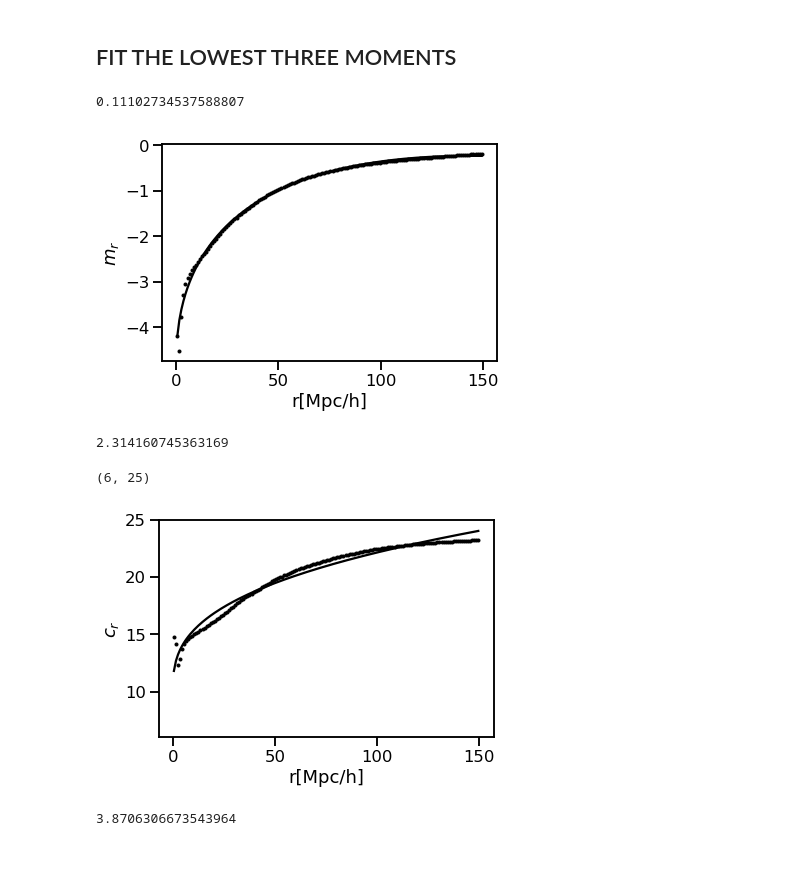
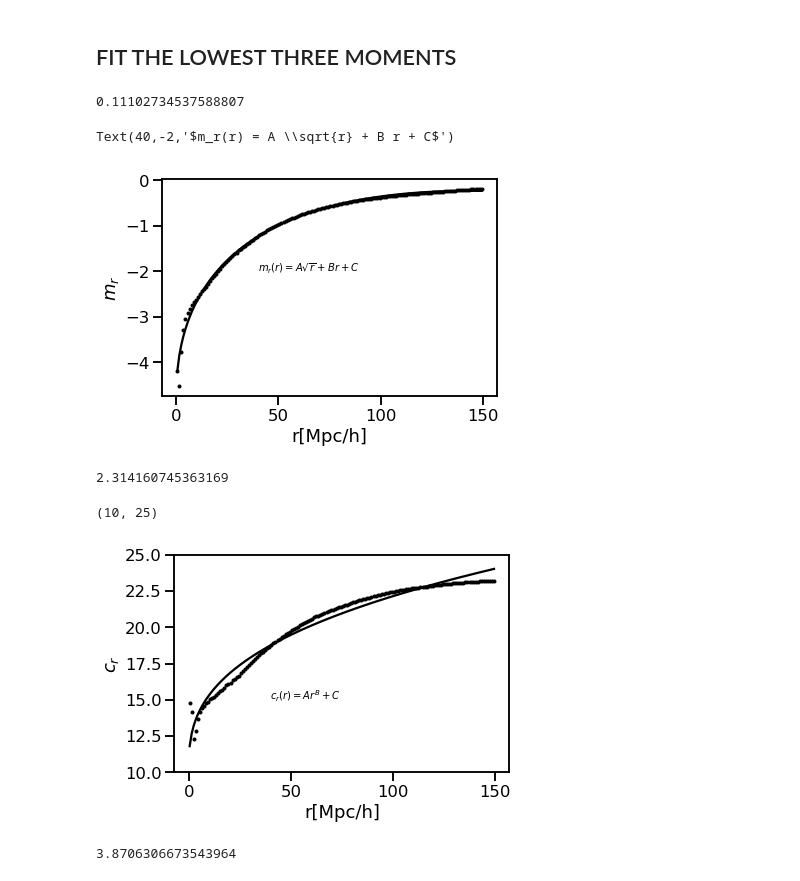
Before and after one commit to florpi/CentralStreamingModel, a Jupyter notebook: dimred/taylor_expansion.ipynb, the cells around one changed output. Drawn from its saved outputs; the diff is of its cells as text; code cells hidden in the pictures.

```diff
--- a/dimred/taylor_expansion.ipynb
+++ b/dimred/taylor_expansion.ipynb
@@ -22,7 +22,7 @@ rm = read.Read_Mean(n_boxes, boxsize, snapshot)
 # Set correlation function to zero
 rm.tpcf_dict['tpcf'] = np.zeros_like(rm.tpcf_dict['tpcf'])
 # %%
-parameters = [r'$m_r$',r'$c_r$',r'$c_t$']
+parameters = [r'$m_r$',r'$c_r$',r'$c_t$', r'$s_r$']
 # %%
 ex = generating_moments.Expectations(rm.r, rm.v_r, rm.v_t,
                                      rm.jointpdf_rt)
@@ -63,25 +74,26 @@ idx = 0
 _, chi, popt_m_r = param.plot(fitting_m_r, rm.r, m_r,
         'black', 'Halos',parameters[idx], limit = 20)
 #plt.text(40, -2, r'$\chi^2_\nu $ = %.2f'%chi, fontdict=dict(color='black'))
-#plt.text(40,-2,r'$m_r(r) = A \sqrt{r} + B r + C$')
+plt.text(40,-2,r'$m_r(r) = A \sqrt{r} + B r + C$')
 # %% [output]
 0.11102734537588807
+Text(40,-2,'$m_r(r) = A \\sqrt{r} + B r + C$')
-[figure, old version]
+[figure, new version]
 # %%
 def fitting_c(r, a, b,c):
     return a * r**b  + c
 # %%
 idx = 1
 
 _, chi, popt_c_r = param.plot(fitting_c, rm.r, c_r,
         'black', 'Halos',parameters[idx], limit = 0)
-#plt.text(40,5,r'$c_r(r) = A r^B + C$')
+plt.text(40,15,r'$c_r(r) = A r^B + C$')
 
-plt.ylim(6,25)
+plt.ylim(10,25)
 # %% [output]
 2.314160745363169
-(6, 25)
+(10, 25)
-[figure, old version]
+[figure, new version]
 # %%
 idx = 2
 
```
Also changed, not shown: parts of 5 cells of this notebook, 10 other files.
